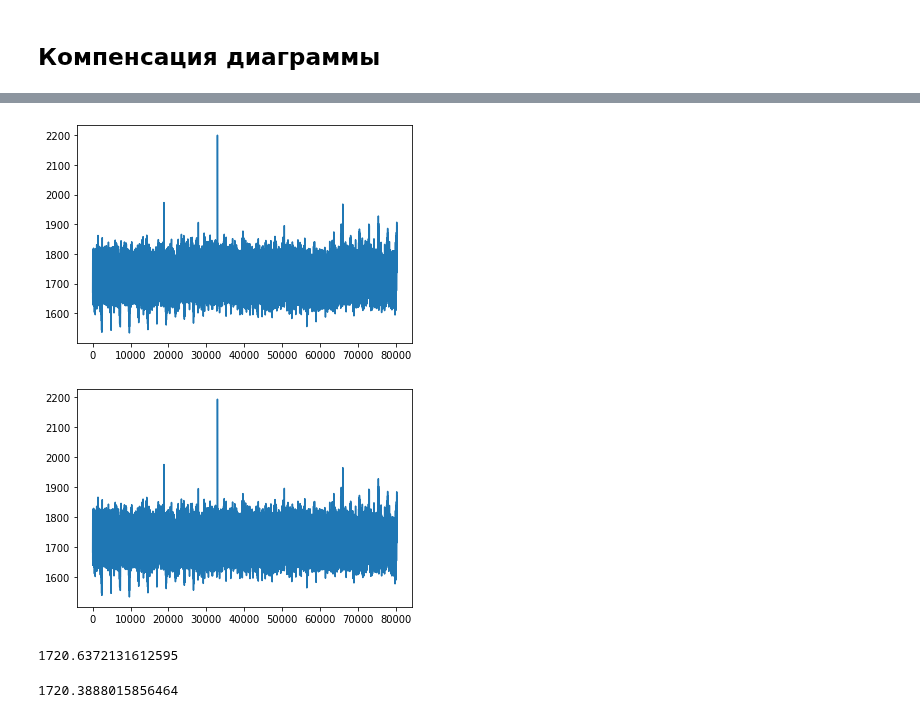
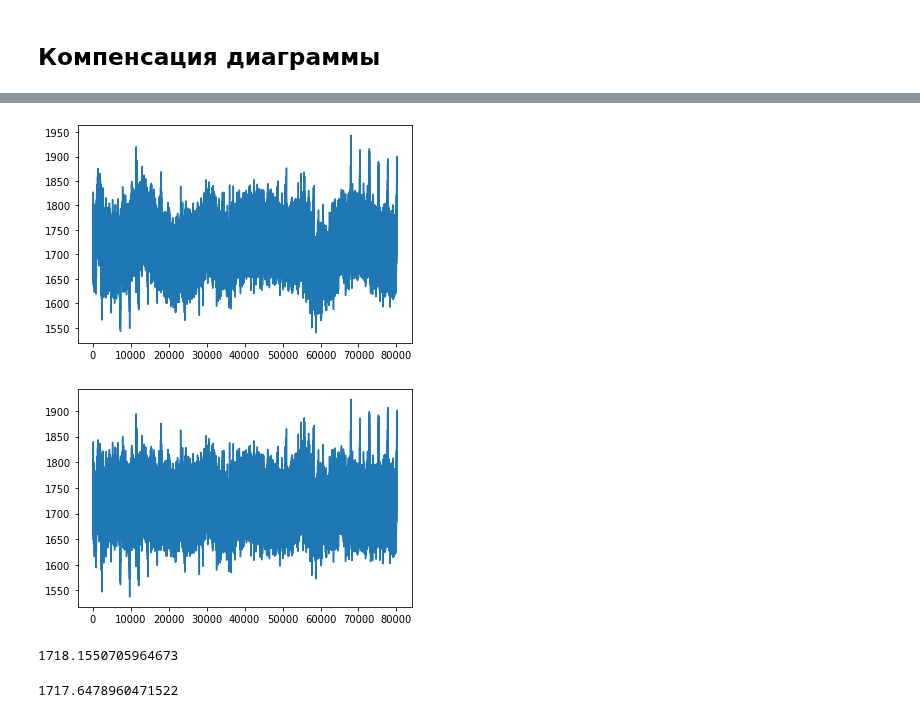
Before and after one commit to KazAndr/SWTraject, a Jupyter notebook: diagramma_napravlennosti.ipynb, the cells around one changed output, grey strips where cells are left out. Saved outputs shown, nothing was run; the diff lists cells and outputs as text; code cells hidden in the pictures.

Commit message:
Update diagramma_napravlennosti.ipynb
Результаты обработки другого дня.

```diff
--- a/diagramma_napravlennosti.ipynb
+++ b/diagramma_napravlennosti.ipynb
@@ -194,7 +194,7 @@ array([43.2844, 42.9372, 42.7051, ..., 44.6609, 44.6553, 42.3354])
 ## Отработка алгоритма калибровки
 # %%
 name = '0531+21'
-data = '14.09.2013'
+data = '04.09.2010'
 day, month, year = data.split('.')
 
 dir_file = (ALL_DATA  + name + DELIMITER + year + DELIMITER + month + year[2:] + DELIMITER)
@@ -257,5 +257,5 @@ popt[2]
 # %%
 beam_coeff = beam_obs(x,*popt)
 coeff = 1720/(amp - popt[2])
-obser = coeff*obser
+obser_calib = coeff*obser
 y0_back = popt[2]*coeff
@@ -262,15 +269,15 @@ y0_back = popt[2]*coeff
 # %%
 cor_d = []
-for data_point, coeff in zip(obser, beam_coeff/np.max(beam_coeff)):
+for data_point, coeff in zip(obser_calib, beam_coeff/np.max(beam_coeff)):
     cor_d.append(data_point/coeff)
 cor_d = np.asarray(cor_d)
 cor_d -= y0_back
 
 plt.close()
 plt.plot(cor_d)
 plt.show()
 # %% [output]
-[figure, old version]
+[figure, new version]
 # %%
 poli_13 = flatter(cor_d, 13)
 flat_obser = (cor_d - poli_13) + np.median(cor_d)
@@ -279,12 +286,12 @@ plt.close()
 plt.plot(flat_obser)
 plt.show()
 # %% [output]
-[figure, old version]
+[figure, new version]
 # %%
 np.median(cor_d)
 # %% [output]
-1720.6372131612595
+1718.1550705964673
 # %%
 np.median(flat_obser)
 # %% [output]
-1720.3888015856464
+1717.6478960471522
```
Also changed, not shown: parts of 7 cells of this notebook.
